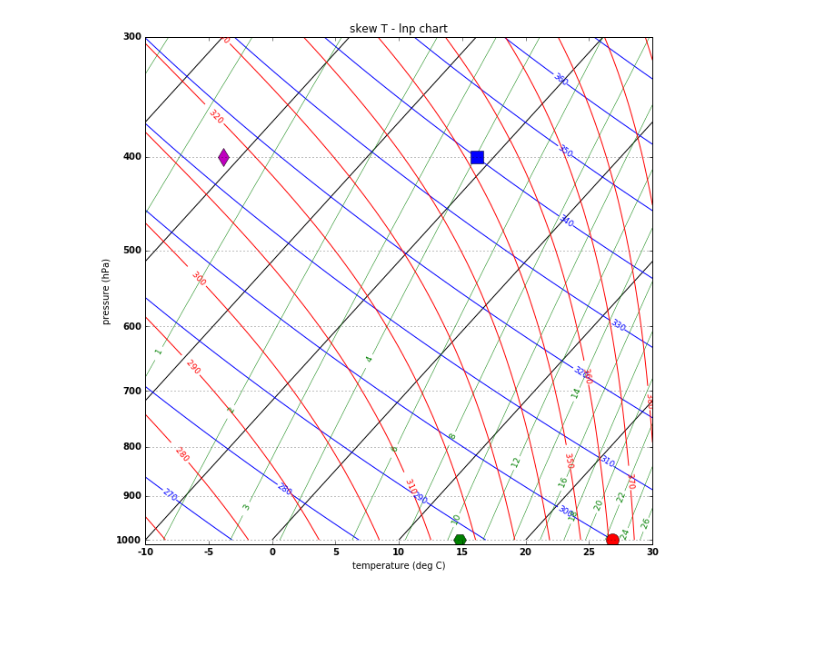
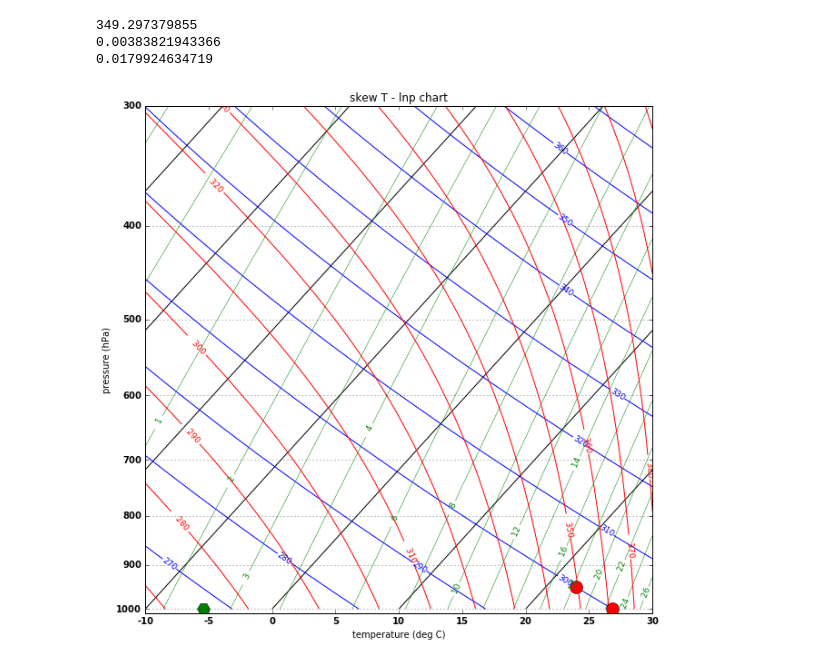
Before and after one commit to andrewberrington/A405, a Jupyter notebook: notebooks/heatengine_ahb.ipynb, the cells around one changed output. Saved outputs shown, nothing was run; the diff lists cells and outputs as text; code cells hidden in the pictures; blank space fills up the shorter version.

```diff
--- a/notebooks/heatengine_ahb.ipynb
+++ b/notebooks/heatengine_ahb.ipynb
@@ -1,6 +1,6 @@
 # %%
-from a405thermo.thermlib import find_Td, find_rsat, find_thetaes, find_thetaet, find_Tmoist, convertTempToSkew
-from a405thermo.thermlib import find_rvrl
+from a405thermo.thermlib import find_Td, find_rsat, find_thetaes, find_thetaet, find_Tmoist, convertTempToSkew, find_lcl
+from a405thermo.thermlib import find_rvrl, tinvert_thetae
 from a405thermo.constants import constants as c
 from importlib import reload
 import a405skewT.makeSkewII
@@ -10,7 +10,7 @@ from a405skewT.makeSkewII import makeSkewWet
 
 pa2hPa=1.e-2
 
-fig.clf()
+#fig.clf()
 fig, ax = plt.subplots(1, 1, figsize=(10, 10))
 ax, skew = makeSkewWet(ax,corners=[-10,30])
 ax.set(ylim=[1010,300])
@@ -19,36 +19,60 @@ temp0 = 300 # K
 press0 = 1e5 # Pa
 press1 = 4e4 # Pa
 RH = 0.8
 rsat0 = find_rsat(temp0,press0)
 r_v0 = RH*rsat0
 Td_0 = find_Td(r_v0,press0)
+lcl = find_lcl(Td_0,temp0,press0)
 
 xplot = convertTempToSkew(temp0-c.Tc,press0*pa2hPa,skew)
 bot=ax.plot(xplot, press0*pa2hPa, 'ro', markersize=14, markerfacecolor='r')
+xplot = convertTempToSkew(lcl[0]-c.Tc,lcl[1]*pa2hPa,skew)
+bot=ax.plot(xplot, lcl[1]*pa2hPa, 'ro', markersize=14, markerfacecolor='r')
 
 # Step 1 (red circle to blue square) -> Losing 80% of liquid water as it rises to 400 hPa
 
-rvrl = find_rvrl(T_400,r_v0,press1)
-rl_dry = rvrl[1]-0.8*rvrl[1]
-rT_dry = rvrl[0]+rl_dry
-thetaet_new = find_thetaet(Td_0,rT_dry,temp0,press0)
+#thetaes1 = find_thetaes(lcl[0],lcl[1])
+#rvrl = find_rvrl(lcl[0],r_v0,lcl[1])
+#print(rvrl)
+#rl_dry = rvrl[1]-0.8*rvrl[1]
+#rT_dry = rvrl[0]+rl_dry
+#Td_1 = find_Td(rvrl[0],lcl[1])
+#thetaet_new = find_thetaet(Td_1,rT_dry,lcl[0],lcl[1])
+thetaes = find_thetaes(lcl[0],lcl[1])
+print(thetaes)
 
-T_400 = find_Tmoist(thetaet_new,press1)
+T_400,rv,rl = tinvert_thetae(lcl[0],r_v0,press1)
+lostwater = rl-(0.8*rl)
+rT_dry = rv+lostwater
+print(rT_dry)
+
+
+#T_400 = find_Tmoist(thetaes,press1)
+#rvrl = find_rvrl(T_400,r_v0,press1)
+#rl_dry = rvrl[1]-0.8*rvrl[1]
+#rT_dry = rvrl[0]+rl_dry
+#print(rvrl)
+#Td_1 = find_Td(rT_dry,press1)
+#thetaet_new = find_thetaet(Td_1,rT_dry,T_400,press1)
+#T_400 = find_Tmoist(thetaet_new,press1)
 xplot = convertTempToSkew(T_400-c.Tc,press1*pa2hPa,skew)
 bot=ax.plot(xplot, press1*pa2hPa, 'bs', markersize=14, markerfacecolor='b')
 
 # Step 2 (blue square to magenta diamond) -> cools by 20 K isobarically, conserving new total water
 
 isoT_400 = T_400-20 # K
 xplot = convertTempToSkew(isoT_400-c.Tc,press1*pa2hPa,skew)
 bot=ax.plot(xplot, press1*pa2hPa, 'md', markersize=14, markerfacecolor='m')
 
 # Step 3 (magenta diamond to green hexagon)
 
 newthetaes = find_thetaes(isoT_400,press1)
 tempfinal = find_Tmoist(newthetaes,press0)
 
 xplot = convertTempToSkew(tempfinal-c.Tc,press0*pa2hPa,skew)
 bot=ax.plot(xplot, press0*pa2hPa, 'gH', markersize=14, markerfacecolor='g')
 # %% [output]
+349.297379855
+0.00383821943366
+0.0179924634719
-[figure, old version]
+[figure, new version]
```
